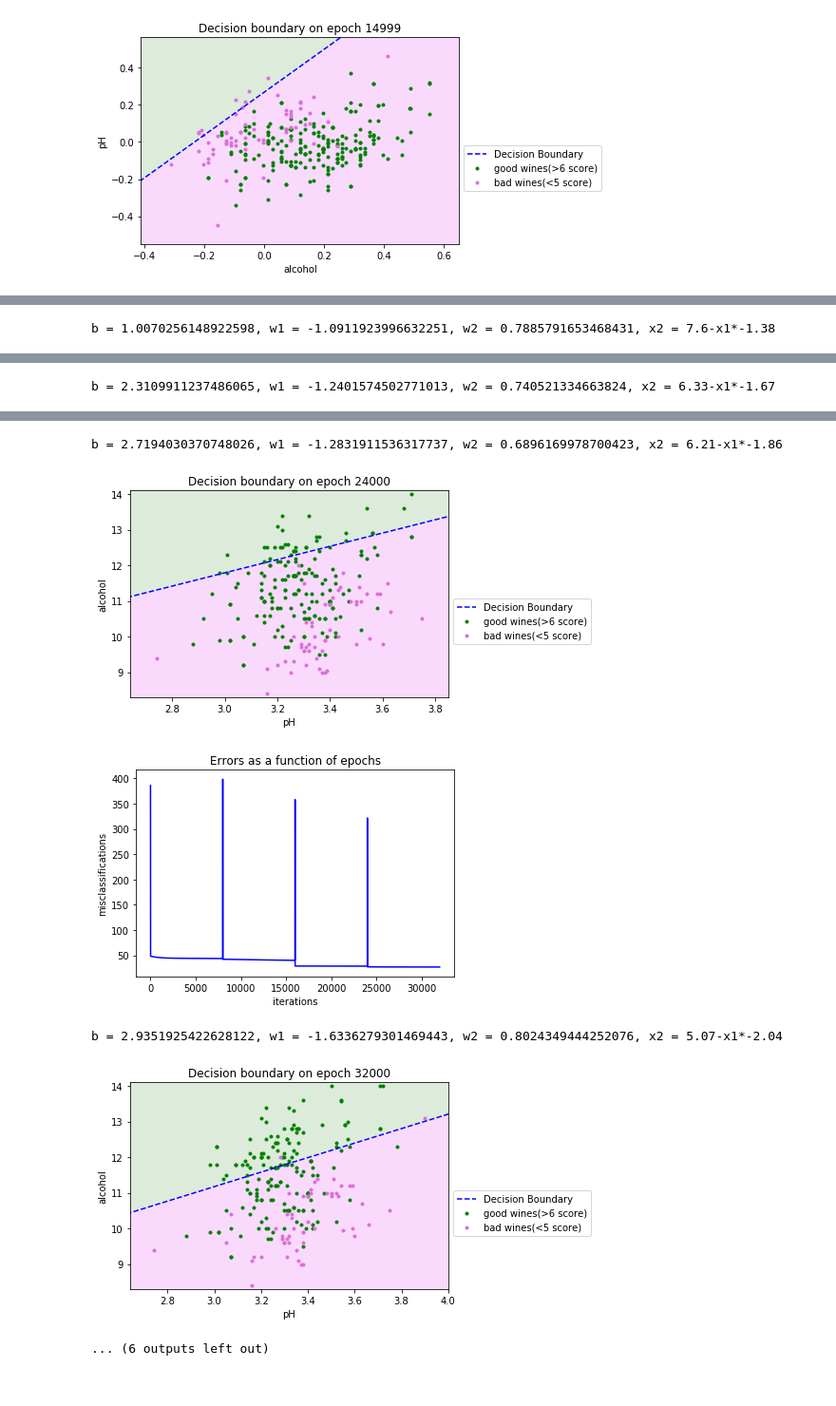
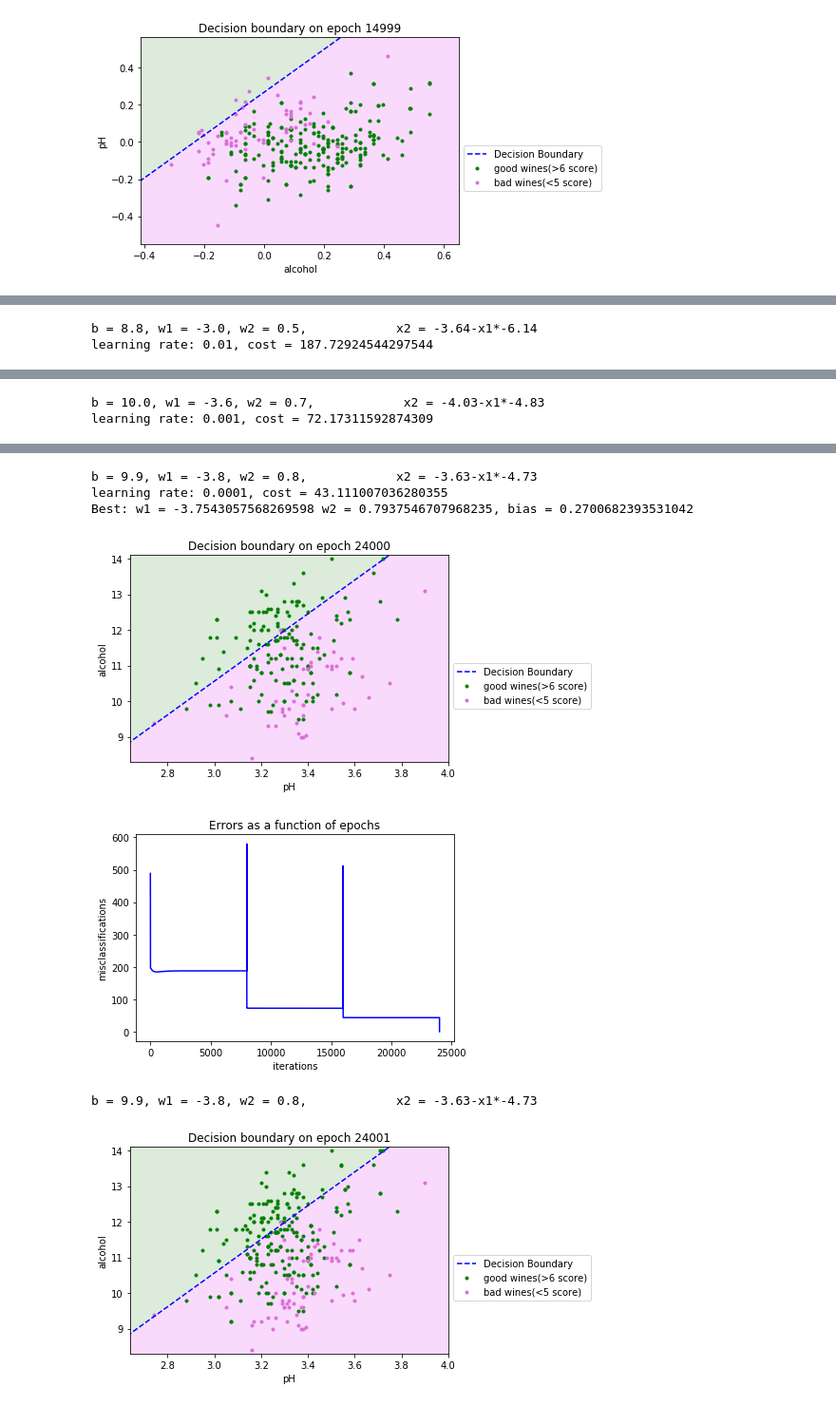
Before and after one commit to tsergien/sommelier, a Jupyter notebook: perceptron.ipynb, the cells around one changed output, grey strips where cells are left out. Shown at 95% size. Cells and saved outputs as stored; diff of their text form; code cells hidden in the pictures.

```diff
--- a/perceptron.ipynb
+++ b/perceptron.ipynb
@@ -236,15 +236,15 @@ class Adaline(object):
         """
         update weights for each row once (batch)
         """
-        updates = [0 for i in range(len(x[0]))]
-        bias_update = 0
         for row in range(len(x)):
+            updates = [0 for i in range(len(x[0]))]
+            bias_update = 0
             y[row] = dot(x[row], self.w) + self.bias
             error = d[row] - y[row]
             for col in range(len(x[row])):
                 updates[col] += self.learning_rate * error * x[row][col]
             bias_update += self.learning_rate * error
-        self.bias +=  bias_update
+        self.bias += bias_update
         for col in range(len(x[row])):
             self.w[col] += updates[col]
         self.current_epoch +=1
@@ -306,9 +306,9 @@ learning_rate, online = 0.01, True
 # prepare_data_and_train_ada(red_df, 0.001, ['alcohol', 'pH'], [3, 8], 4)
 # prepare_data_and_train_ada(red_df, 0.0001, ['alcohol', 'pH'], [3, 8], 4)
 
-# prepare_data_and_train_ada(red_df, 0.01, ['alcohol', 'pH'], [4, 7], 10000, online)
-# prepare_data_and_train_ada(red_df, 0.001, ['alcohol', 'pH'], [4, 7], 10000, online)
-# prepare_data_and_train_ada(red_df, 0.0001, ['alcohol', 'pH'], [4, 7], 10000, online)
-prepare_data_and_train_ada(red_df, 0.00001, ['alcohol', 'pH'], [4, 7], 10000, False)
+prepare_data_and_train_ada(red_df, 0.01, ['alcohol', 'pH'], [4, 7], 10000, online)
+prepare_data_and_train_ada(red_df, 0.001, ['alcohol', 'pH'], [4, 7], 10000, online)
+prepare_data_and_train_ada(red_df, 0.0001, ['alcohol', 'pH'], [4, 7], 10000, online)
+prepare_data_and_train_ada(red_df, 0.001, ['alcohol', 'pH'], [4, 7], 10000, False)
 
 # V.3 _end_
@@ -353,8 +357,8 @@ def k_fold(wine_data: pd.DataFrame, k=3, shuffle=False):
 def training(data, k):
     tuples = k_fold(data, k)
     weight_list = [] # tuples [w, bias]
-    learn_rate = 0.1
-    ada = Adaline(7, learn_rate, 8000)
+    ada = Adaline(7, 0.01, 8000)
+    costs = []
 
     for t in tuples:
         tr, val = t[0], t[1]
@@ -364,16 +368,18 @@ def training(data, k):
         ada.train(x, d, True, False)
         plot_performance(ada.res, val, 7, 4, ['pH', 'alcohol'], ada.current_epoch)
         weight_list.append([ada.res[-1][2], ada.res[1][3]])
-        print(f'learnin rate: {ada.learning_rate}, cost = {ada.res[-1][1]}')
+        costs.append(ada.res[-1][1])
+        print(f'learning rate: {ada.learning_rate}, cost = {costs[-1]}')
         ada.learning_rate *= 0.1
 
-    weight1 = sum([x[0][0] for x in weight_list]) / k
-    weight2 = sum([x[0][1] for x in weight_list]) / k
-    bias = sum([x[1] for x in weight_list]) / k
-    print(f'mean: w = {weight1} w2 = {weight2}, bias = {bias}')
+    ind = costs.index(min(costs))
+    weight1 = weight_list[ind][0][0]
+    weight2 = weight_list[ind][0][1]
+    bias = weight_list[ind][1]
+    print(f'Best: w1 = {weight1} w2 = {weight2}, bias = {bias}')
     ada.res.append([ada.res[-1][0]+1, 0, [weight1, weight2], bias])
     part = data[(data.quality >= 7) | (data.quality <= 4)]
     plot_performance(ada.res, part, 7, 4, ['pH', 'alcohol'], ada.current_epoch + 1)
 
-training(red_df, 5)
+training(red_df, 3)
 # %% [output]
@@ -381 +387,2 @@ training(red_df, 5)
-b = 1.0070256148922598, w1 = -1.0911923996632251, w2 = 0.7885791653468431, x2 = 7.6-x1*-1.38
+b = 8.8, w1 = -3.0, w2 = 0.5,            x2 = -3.64-x1*-6.14
+learning rate: 0.01, cost = 187.72924544297544
@@ -384 +391,2 @@ b = 1.0070256148922598, w1 = -1.0911923996632251, w2 = 0.7885791653468431, x2 =
-b = 2.3109911237486065, w1 = -1.2401574502771013, w2 = 0.740521334663824, x2 = 6.33-x1*-1.67
+b = 10.0, w1 = -3.6, w2 = 0.7,            x2 = -4.03-x1*-4.83
+learning rate: 0.001, cost = 72.17311592874309
@@ -387,6 +395,7 @@ b = 2.3109911237486065, w1 = -1.2401574502771013, w2 = 0.740521334663824, x2 = 6
-b = 2.7194030370748026, w1 = -1.2831911536317737, w2 = 0.6896169978700423, x2 = 6.21-x1*-1.86
+b = 9.9, w1 = -3.8, w2 = 0.8,            x2 = -3.63-x1*-4.73
+learning rate: 0.0001, cost = 43.111007036280355
+Best: w1 = -3.7543057568269598 w2 = 0.7937546707968235, bias = 0.2700682393531042
-[figure, old version]
+[figure, new version]
-[figure, old version]
+[figure, new version]
-b = 2.9351925422628122, w1 = -1.6336279301469443, w2 = 0.8024349444252076, x2 = 5.07-x1*-2.04
+b = 9.9, w1 = -3.8, w2 = 0.8,            x2 = -3.63-x1*-4.73
-[figure, old version]
+[figure, new version]
-... (6 outputs left out)
```
Also changed, not shown: parts of 2 cells of this notebook.
